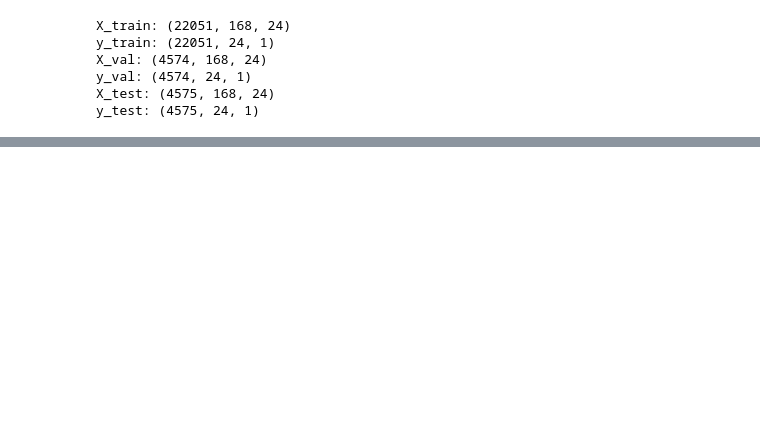
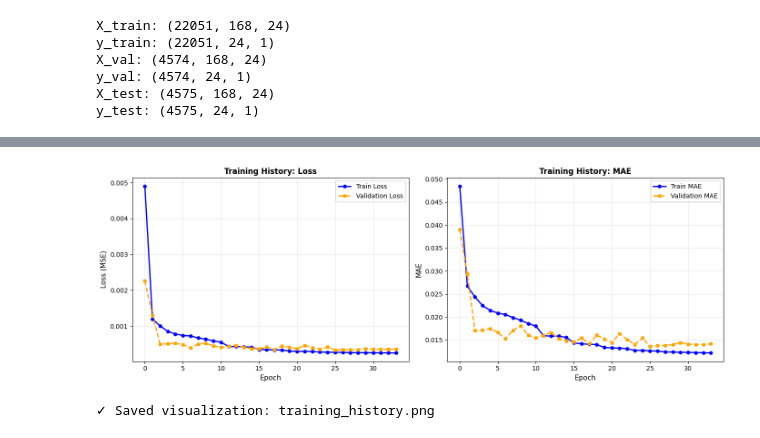
Before and after one commit to Rollkena/Diplom, a Jupyter notebook: ver3.ipynb, the cells around one changed output, grey strips where cells are left out. Cells and saved outputs as stored; diff of their text form; code cells hidden in the pictures; blank space fills up the shorter version.

```diff
--- a/ver3.ipynb
+++ b/ver3.ipynb
@@ -1181,0 +573,34 @@ angle: -6.595886401157163
+# %%
+# =========================
+# 12. TRAINING HISTORY VISUALIZATION
+# =========================
+fig, (ax1, ax2) = plt.subplots(1, 2, figsize=(14, 5))
+
+# Loss
+ax1.plot(history.history['loss'], 'o-', linewidth=2, label='Train Loss', color='blue', markersize=5)
+ax1.plot(history.history['val_loss'], 's--', linewidth=2, label='Validation Loss',
+         color='orange', markersize=5)
+ax1.set_xlabel('Epoch', fontsize=11)
+ax1.set_ylabel('Loss (MSE)', fontsize=11)
+ax1.set_title('Training History: Loss', fontsize=12, fontweight='bold')
+ax1.legend(fontsize=10)
+ax1.grid(True, alpha=0.3)
+
+# MAE
+ax2.plot(history.history['mae'], 'o-', linewidth=2, label='Train MAE', color='blue', markersize=5)
+ax2.plot(history.history['val_mae'], 's--', linewidth=2, label='Validation MAE',
+         color='orange', markersize=5)
+ax2.set_xlabel('Epoch', fontsize=11)
+ax2.set_ylabel('MAE', fontsize=11)
+ax2.set_title('Training History: MAE', fontsize=12, fontweight='bold')
+ax2.legend(fontsize=10)
+ax2.grid(True, alpha=0.3)
+
+plt.tight_layout()
+plt.savefig('training_history.png', dpi=150, bbox_inches='tight')
+plt.show()
+
+print(f"✓ Saved visualization: training_history.png")
+# %% [output]
+[figure, added]
+✓ Saved visualization: training_history.png
```
Also changed, not shown: parts of 34 cells of this notebook, 9 other files.
